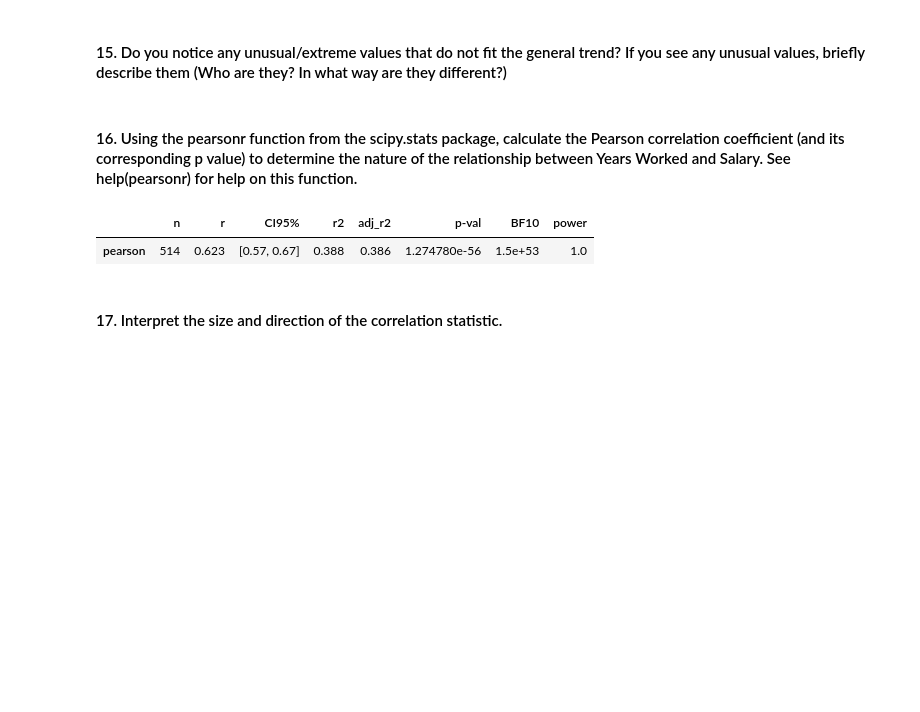
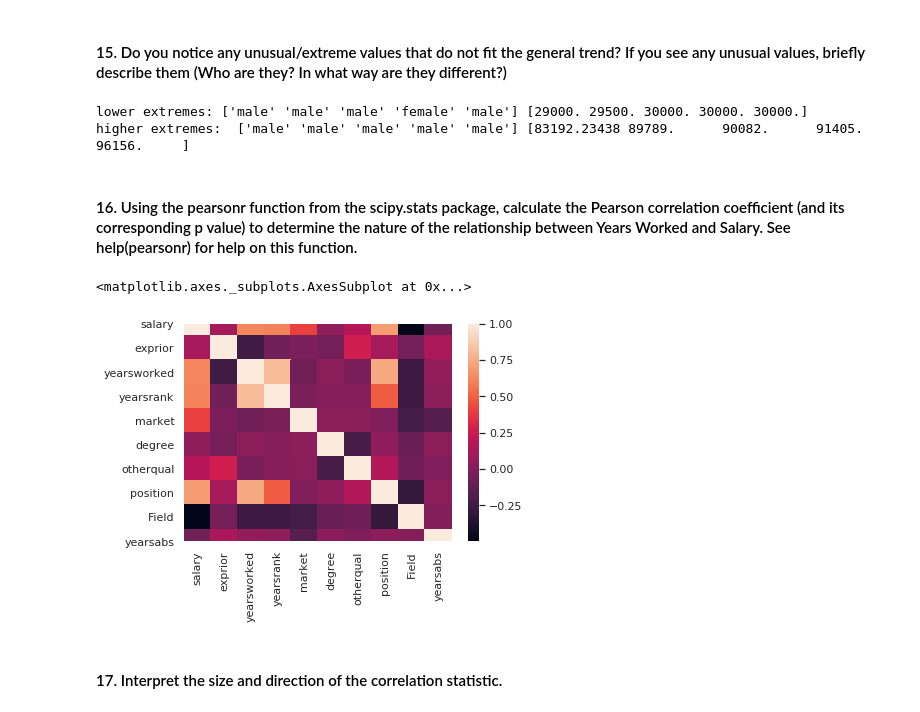
Before and after one commit to boitshepo97/statistical-thinking, a Jupyter notebook: Statistical-Thinking.ipynb, the cells around one changed output. Cells and saved outputs as stored; diff of their text form; code cells hidden in the pictures; blank space fills up the shorter version.

```diff
--- a/Statistical-Thinking.ipynb
+++ b/Statistical-Thinking.ipynb
@@ -172,18 +188,28 @@ plt.show()
 #### 14. Describe any patterns in the scatterplot.
 # %% [markdown]
 #### 15. Do you notice any unusual/extreme values that do not fit the general trend? If you see any unusual values, briefly describe them (Who are they? In what way are they different?)
+# %%
+lower = st[st.salary.notnull()].sort_values('salary')[['gender', 'salary']].head()
+higher = st[st.salary.notnull()].sort_values('salary')[['gender', 'salary']].tail()
+
+print('lower extremes:', lower.gender.values, lower.salary.values)
+
+print('higher extremes: ', higher.gender.values, higher.salary.values)
+# %% [output]
+lower extremes: ['male' 'male' 'male' 'female' 'male'] [29000. 29500. 30000. 30000. 30000.]
+higher extremes:  ['male' 'male' 'male' 'male' 'male'] [83192.23438 89789.      90082.      91405.      96156.     ]
 # %% [markdown]
 #### 16. Using the pearsonr function from the scipy.stats package, calculate the Pearson correlation coefficient (and its corresponding p value) to determine the nature of the relationship between Years Worked and Salary. See help(pearsonr) for help on this function.
 # %%
 from scipy.stats.stats import pearsonr
-import pingouin as pg
 
 corr, p_val= pearsonr(st.yearsworked, st.salary)
 
-pg.corr(x=st['yearsworked'], y=st['salary'])
+
+sns.heatmap(st.corr())
 # %% [output]
-|  | n | r | CI95% | r2 | adj_r2 | p-val | BF10 | power |
-| pearson | 514 | 0.623 | [0.57, 0.67] | 0.388 | 0.386 | 1.274780e-56 | 1.5e+53 | 1.0 |
+<matplotlib.axes._subplots.AxesSubplot at 0x...>
+[figure, added]
 # %% [markdown]
 #### 17. Interpret the size and direction of the correlation statistic.
 # %% [markdown]
```
Also changed, not shown: parts of 3 cells of this notebook.
